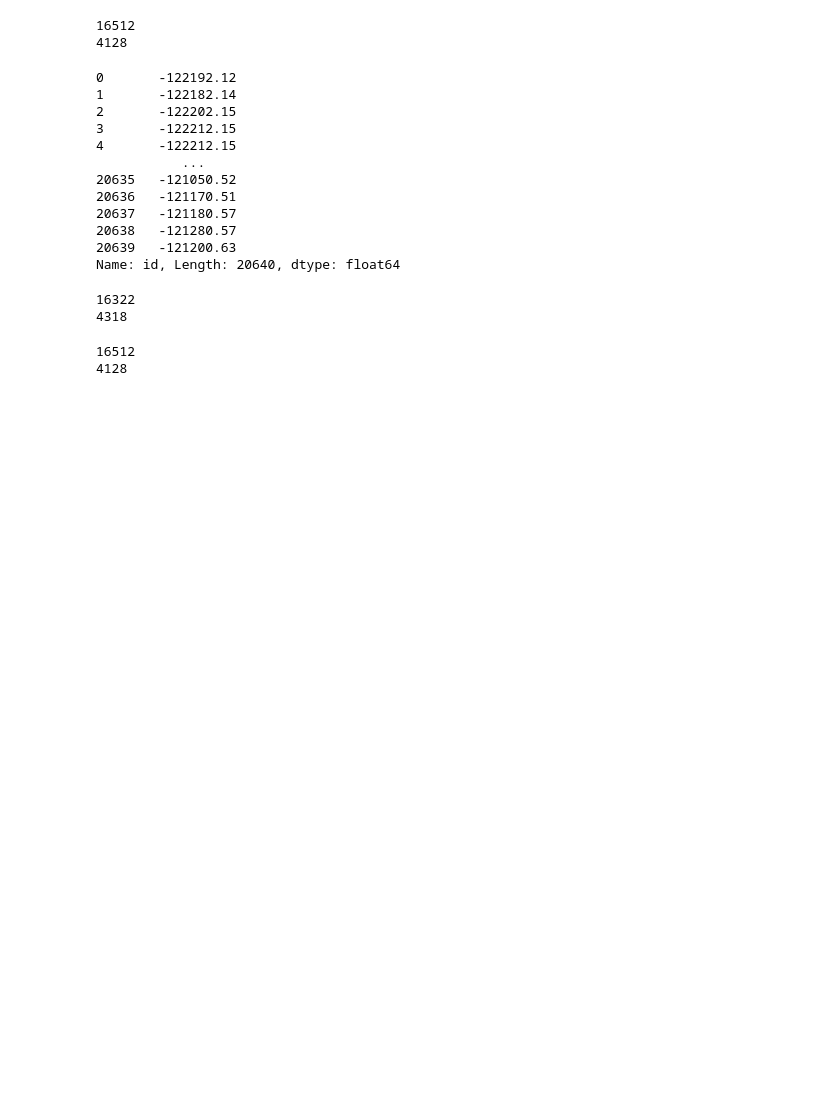
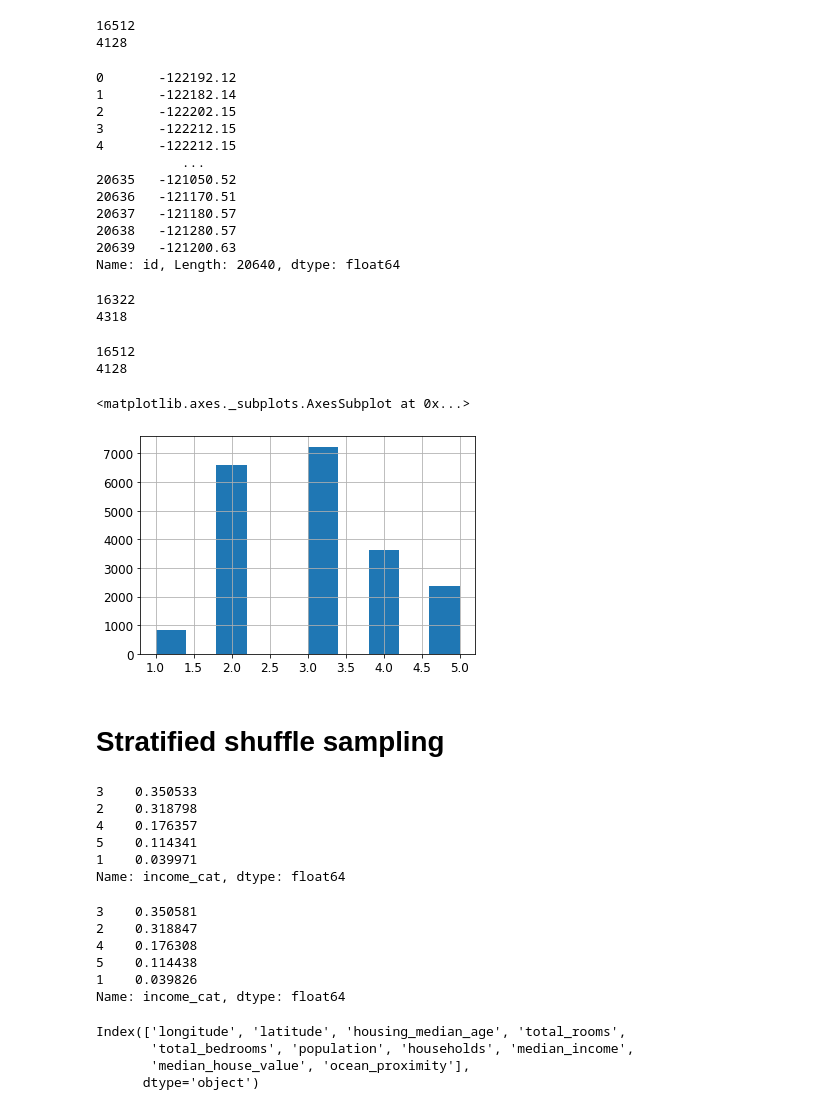
Before and after one commit to ArashDehghanyan/Hands-On_Machine_Learning, a Jupyter notebook: Hands_on_ml_example_2_1.ipynb, the cells around one changed output. Drawn from its saved outputs; the diff is of its cells as text; code cells hidden in the pictures; blank space fills up the shorter version.

```diff
--- a/Hands_on_ml_example_2_1.ipynb
+++ b/Hands_on_ml_example_2_1.ipynb
@@ -192,3 +192,14 @@ print(len(train_set)); print(len(test_set))
 # %% [output]
 16512
 4128
+# %%
+# Categorize median income to 5 category
+housing['income_cat'] = pd.cut(housing['median_income'],
+                               bins=[0, 1.5, 3.0, 4.5, 6.0, np.inf],
+                               labels=[1, 2, 3, 4, 5])
+housing['income_cat'].hist()
+# %% [output]
+<matplotlib.axes._subplots.AxesSubplot at 0x...>
+[figure, added]
+# %% [markdown]
+# Stratified shuffle sampling
@@ -194,0 +213,28 @@ print(len(train_set)); print(len(test_set))
+# %%
+strat_test_set["income_cat"].value_counts() / len(strat_test_set)
+# %% [output]
+3    0.350533
+2    0.318798
+4    0.176357
+5    0.114341
+1    0.039971
+Name: income_cat, dtype: float64
+# %%
+housing['income_cat'].value_counts() / len(housing)
+# %% [output]
+3    0.350581
+2    0.318847
+4    0.176308
+5    0.114438
+1    0.039826
+Name: income_cat, dtype: float64
+# %%
+# Remove the 'income_cat' attribute from test and train data
+for set_ in (strat_train_set, strat_test_set):
+    set_.drop("income_cat", axis=1, inplace=True)
+strat_train_set.columns
+# %% [output]
+Index(['longitude', 'latitude', 'housing_median_age', 'total_rooms',
+       'total_bedrooms', 'population', 'households', 'median_income',
+       'median_house_value', 'ocean_proximity'],
+      dtype='object')
```
Also changed, not shown: parts of 8 cells of this notebook.
